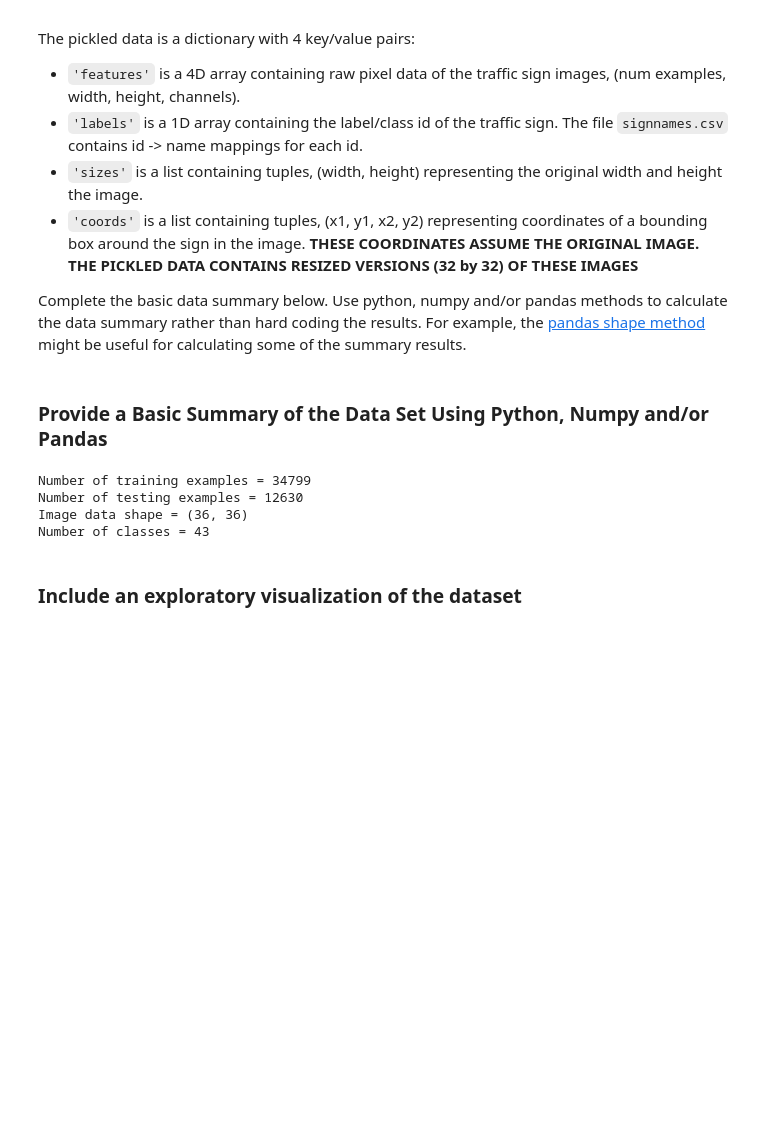
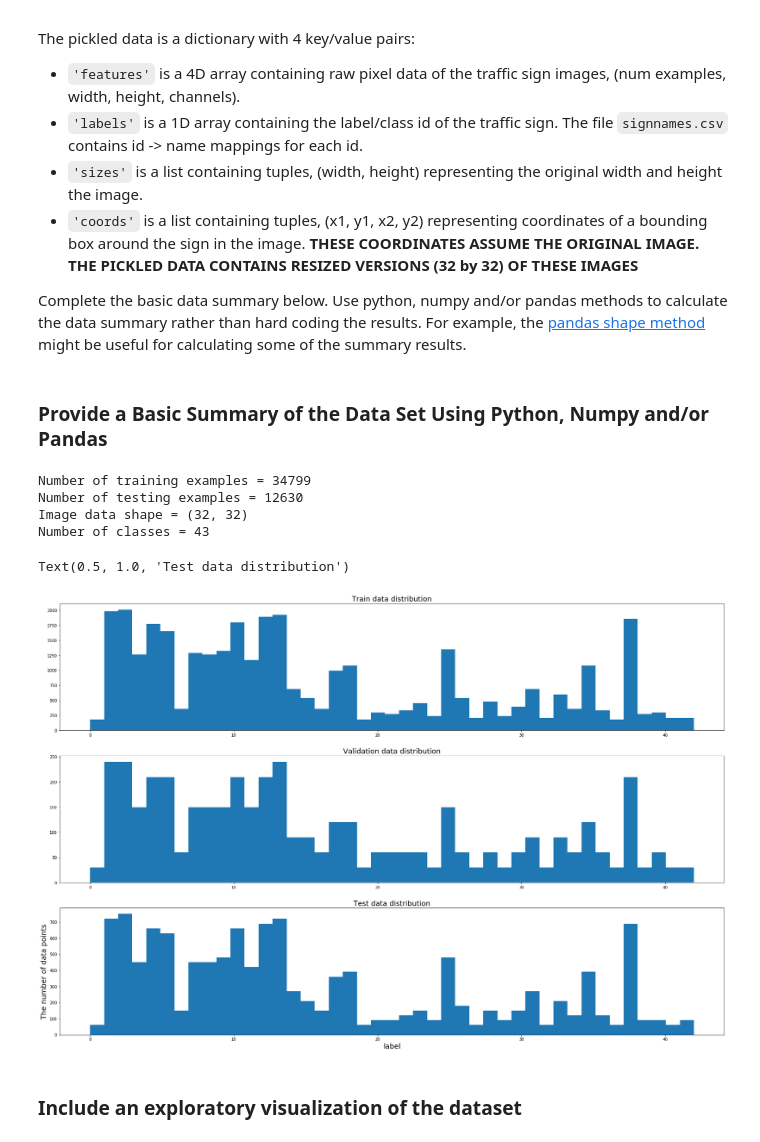
Before and after one commit to KentaNishi/CarND-Traffic-Sign-Classifier-Project, a Jupyter notebook: Traffic_Sign_Classifier.ipynb, the cells around one changed output. Saved outputs shown, nothing was run; the diff lists cells and outputs as text; code cells hidden in the pictures; blank space fills up the shorter version.

```diff
--- a/Traffic_Sign_Classifier.ipynb
+++ b/Traffic_Sign_Classifier.ipynb
@@ -79,31 +76,43 @@ Complete the basic data summary below. Use python, numpy and/or pandas methods t
 # %%
 ### Replace each question mark with the appropriate value.
 ### Use python, pandas or numpy methods rather than hard coding the results
 
 # TODO: Number of training examples
-n_train = 34799
+n_train = len(X_train)
 
 # TODO: Number of validation examples
-n_valid = 4410
+n_valid = len(X_valid)
 
 # TODO: Number of testing examples.
-n_test = 12630
+n_test = len(X_test)
 
 # TODO: What's the shape of an traffic sign image?
-image_shape = (36,36)
+image_shape = (32,32)
 
 # TODO: How many unique classes/labels there are in the dataset.
 n_classes = 43
 
 print("Number of training examples =", n_train)
 print("Number of testing examples =", n_test)
 print("Image data shape =", image_shape)
 print("Number of classes =", n_classes)
+
+f,axes = plt.subplots(nrows=3, ncols=1,figsize=(30,20))
+axes[0].hist(y_train, bins=n_classes)
+axes[0].set_title("Train data distribution",fontsize=18)
+plt.xlabel('label',fontsize=18)
+plt.ylabel('The number of data points',fontsize=18)
+axes[1].hist(y_valid, bins=n_classes)
+axes[1].set_title("Validation data distribution",fontsize=18)
+axes[2].hist(y_test, bins=n_classes)
+axes[2].set_title("Test data distribution",fontsize=18)
 # %% [output]
 Number of training examples = 34799
 Number of testing examples = 12630
-Image data shape = (36, 36)
+Image data shape = (32, 32)
 Number of classes = 43
+Text(0.5, 1.0, 'Test data distribution')
+[figure, added]
 # %% [markdown]
 ### Include an exploratory visualization of the dataset
 # %% [markdown]
```
Also changed, not shown: parts of 25 cells of this notebook, 2 other files.
